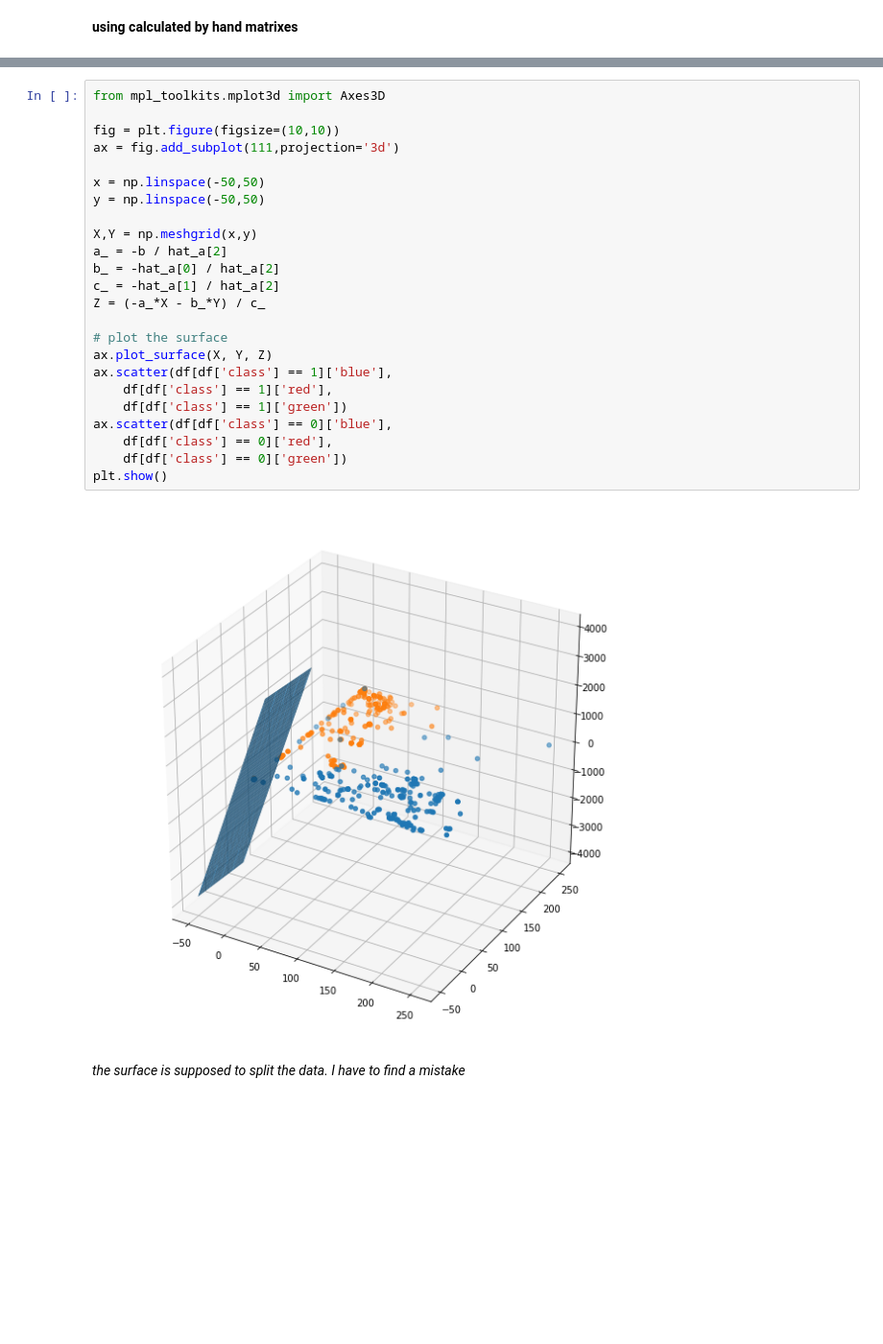
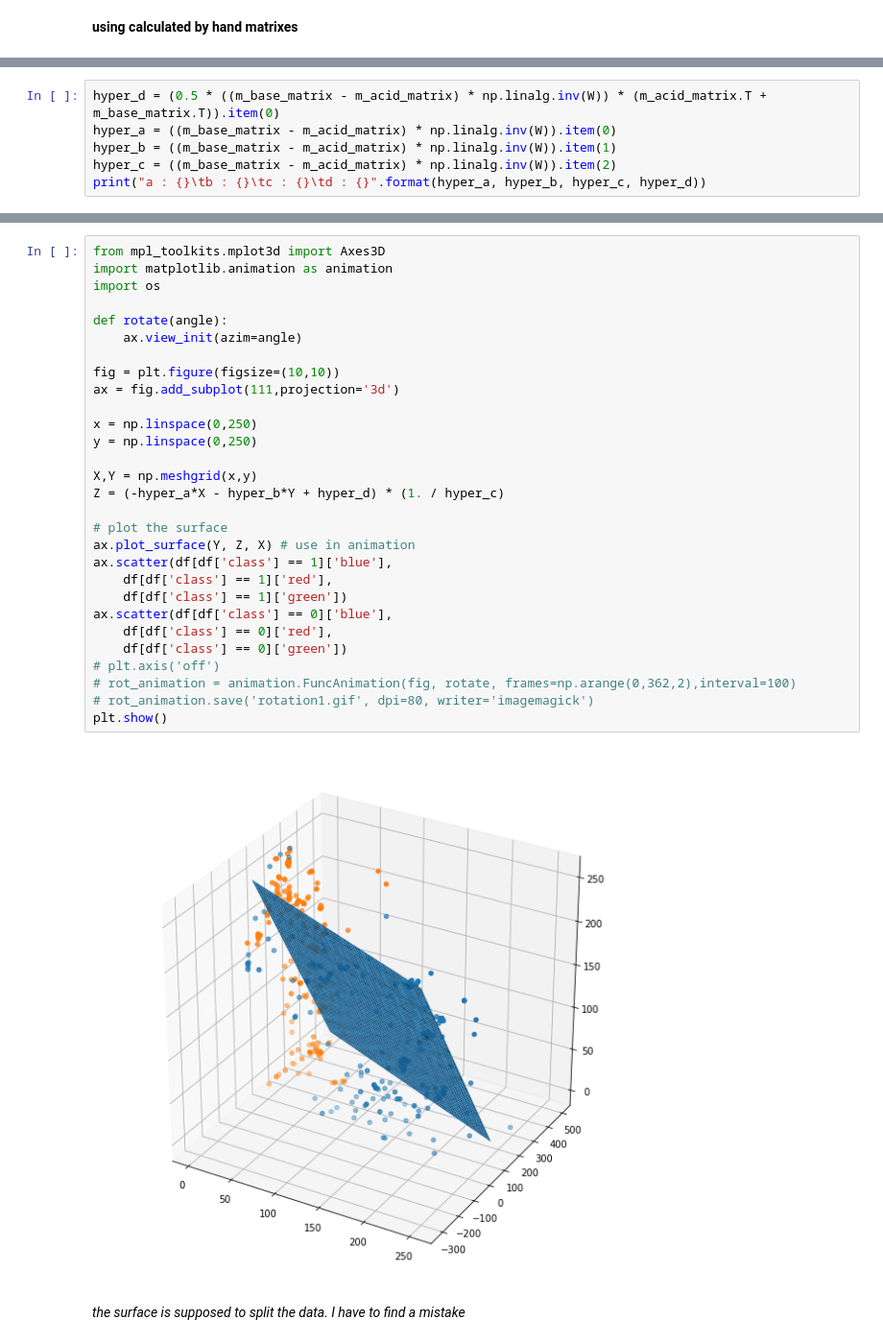
Before and after one commit to robertjankowski/ph-recognition, a Jupyter notebook: binary_classification.ipynb, the cells around one changed output, grey strips where cells are left out. Shown at 96% size. Cells and saved outputs as stored; diff of their text form; blank space fills up the shorter version.

Commit message:
lda and graphs

```diff
--- a/binary_classification.ipynb
+++ b/binary_classification.ipynb
@@ -290,0 +299,6 @@ print(b_pd)
+# %%
+hyper_d = (0.5 * ((m_base_matrix - m_acid_matrix) * np.linalg.inv(W)) * (m_acid_matrix.T + m_base_matrix.T)).item(0)
+hyper_a = ((m_base_matrix - m_acid_matrix) * np.linalg.inv(W)).item(0)
+hyper_b = ((m_base_matrix - m_acid_matrix) * np.linalg.inv(W)).item(1)
+hyper_c = ((m_base_matrix - m_acid_matrix) * np.linalg.inv(W)).item(2)
+print("a : {}\tb : {}\tc : {}\td : {}".format(hyper_a, hyper_b, hyper_c, hyper_d))
@@ -291,29 +307,34 @@ print(b_pd)
 # %%
 from mpl_toolkits.mplot3d import Axes3D
+import matplotlib.animation as animation
+import os
+
+def rotate(angle):
+    ax.view_init(azim=angle)
 
 fig = plt.figure(figsize=(10,10))
 ax = fig.add_subplot(111,projection='3d')
 
-x = np.linspace(-50,50)
-y = np.linspace(-50,50)
+x = np.linspace(0,250)
+y = np.linspace(0,250)
 
 X,Y = np.meshgrid(x,y)
-a_ = -b / hat_a[2]
-b_ = -hat_a[0] / hat_a[2]
-c_ = -hat_a[1] / hat_a[2]
-Z = (-a_*X - b_*Y) / c_
+Z = (-hyper_a*X - hyper_b*Y + hyper_d) * (1. / hyper_c)
 
 # plot the surface
-ax.plot_surface(X, Y, Z)
+ax.plot_surface(Y, Z, X) # use in animation
 ax.scatter(df[df['class'] == 1]['blue'],
     df[df['class'] == 1]['red'],
     df[df['class'] == 1]['green'])
 ax.scatter(df[df['class'] == 0]['blue'],
     df[df['class'] == 0]['red'],
     df[df['class'] == 0]['green'])
+# plt.axis('off')
+# rot_animation = animation.FuncAnimation(fig, rotate, frames=np.arange(0,362,2),interval=100)
+# rot_animation.save('rotation1.gif', dpi=80, writer='imagemagick')
 plt.show()
 # %% [output]
-[figure, old version]
+[figure, new version]
 # %% [markdown]
 *the surface is supposed to split the data. I have to find a mistake*
 # %%
```
Also changed, not shown: parts of 20 cells of this notebook, 1 other file.
